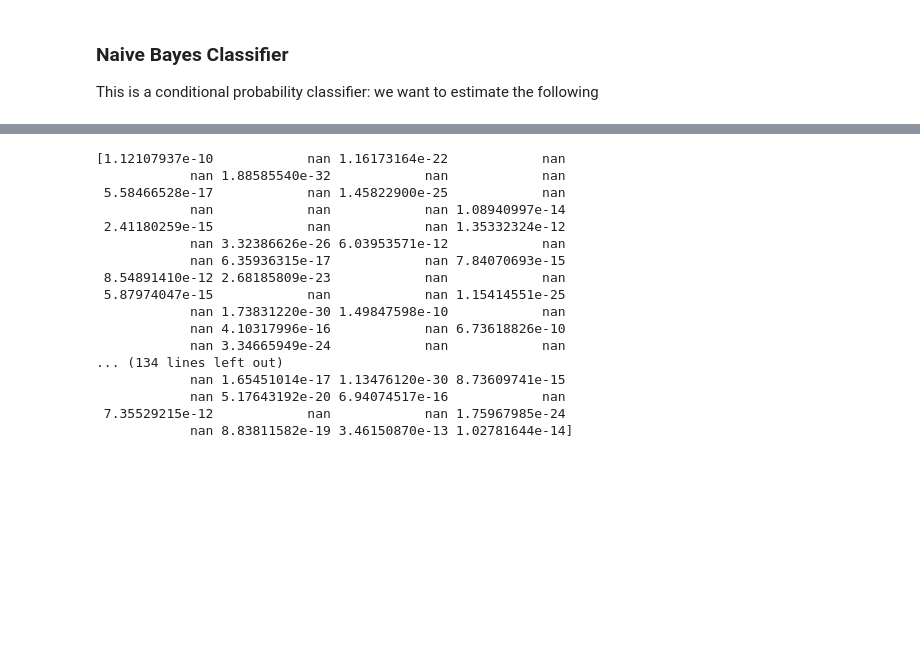
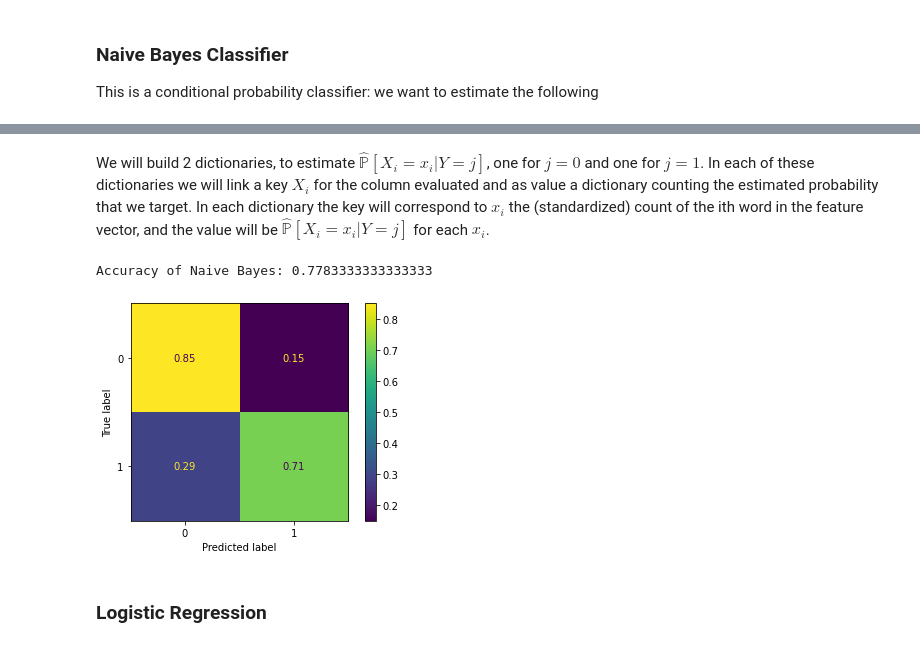
Before and after one commit to martinsun0/AML-assignments, a Jupyter notebook: hw2/sentiment/hw2_part_2.ipynb, the cells around one changed output, grey strips where cells are left out. Saved outputs shown, nothing was run; the diff lists cells and outputs as text; code cells hidden in the pictures; blank space fills up the shorter version.

```diff
--- a/hw2/sentiment/hw2_part_2.ipynb
+++ b/hw2/sentiment/hw2_part_2.ipynb
@@ -208,20 +174,55 @@ array([False, False, False, False, False, False, False, False, False,
-# %%
-print(probXgivenY)
-# %% [output]
-[1.12107937e-10            nan 1.16173164e-22            nan
-            nan 1.88585540e-32            nan            nan
- 5.58466528e-17            nan 1.45822900e-25            nan
-            nan            nan            nan 1.08940997e-14
- 2.41180259e-15            nan            nan 1.35332324e-12
-            nan 3.32386626e-26 6.03953571e-12            nan
-            nan 6.35936315e-17            nan 7.84070693e-15
- 8.54891410e-12 2.68185809e-23            nan            nan
- 5.87974047e-15            nan            nan 1.15414551e-25
-            nan 1.73831220e-30 1.49847598e-10            nan
-            nan 4.10317996e-16            nan 6.73618826e-10
-            nan 3.34665949e-24            nan            nan
-... (134 lines left out)
-            nan 1.65451014e-17 1.13476120e-30 8.73609741e-15
-            nan 5.17643192e-20 6.94074517e-16            nan
- 7.35529215e-12            nan            nan 1.75967985e-24
-            nan 8.83811582e-19 3.46150870e-13 1.02781644e-14]
+# %% [markdown]
+We will build 2 dictionaries, to estimate $\hat{\mathbb{P}}[X_i=x_i|Y=j]$, one for $j=0$ and one for $j=1$. In each of these dictionaries we will link a key $X_i$ for the column evaluated and as value a dictionary counting the estimated probability that we target.
+In each dictionary the key will correspond to $x_i$ the (standardized) count of the ith word in the feature vector, and the value will be $\hat{\mathbb{P}}[X_i=x_i|Y=j]$ for each $x_i$.
+# %%
+class NaiveBayes:
+    def __init__(self):
+        self.probXgivenY1 = {}
+        self.probXgivenY0 = {}
+        self.y_pred = None
+        return
+
+    def fit(self, X_train, y_train, alpha=0.2):
+        for col in X_train.columns:
+            probXigivenY0={}
+            probXigivenY1={}
+            for value in X_train[col].unique():
+                probXigivenY0[value] = (X_train[col][(X_train[col] == value) & (y_train.astype(int) == 0)].shape[0]+alpha) / (X_train.shape[0]/2+alpha)
+                probXigivenY1[value] = (X_train[col][(X_train[col] == value) & (y_train.astype(int) == 1)].shape[0]+alpha) / (X_train.shape[0]/2+alpha)
+            self.probXgivenY0[col] = probXigivenY0
+            self.probXgivenY1[col] = probXigivenY1
+
+        return
+
+    def predict(self, X_test):
+        if self.y_pred != None:
+            return self.y_pred
+
+        matrixProbXgivenY1 = np.empty(shape=X_test.shape)
+        matrixProbXgivenY0 = np.empty(shape=X_test.shape)
+        for col in range(X_test.shape[1]):
+            matrixProbXgivenY1[:,col] = X_test.iloc[:,col].map(self.probXgivenY1[col])
+            matrixProbXgivenY0[:,col] = X_test.iloc[:,col].map(self.probXgivenY0[col])
+
+        numerator = np.product(matrixProbXgivenY1, axis=1)
+        denominator = numerator + np.product(matrixProbXgivenY0, axis=1)
+
+        output = numerator / denominator
+
+        return (output > 0.5).astype(int)
+# %%
+naiveBayes = NaiveBayes()
+naiveBayes.fit(df_train.iloc[:,2:], df_train["score"])
+y_pred_nb = naiveBayes.predict(df_test.iloc[:,2:])
+# %%
+print("Accuracy of Naive Bayes: %s"%accuracy_score(df_test["score"], y_pred_nb))
+# %% [output]
+Accuracy of Naive Bayes: 0.7783333333333333
+# %%
+disp = ConfusionMatrixDisplay(confusion_matrix(df_test["score"], y_pred_nb, normalize="true"))
+disp.plot()
+plt.show()
+# %% [output]
+[figure, added]
+# %% [markdown]
+### Logistic Regression
```
Also changed, not shown: parts of 32 cells of this notebook.
